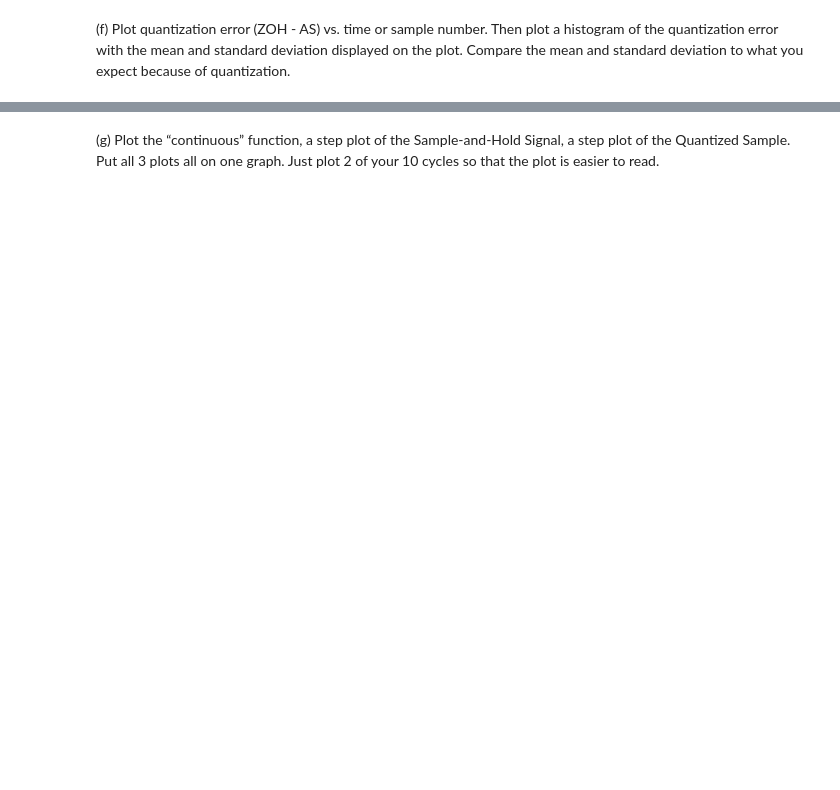
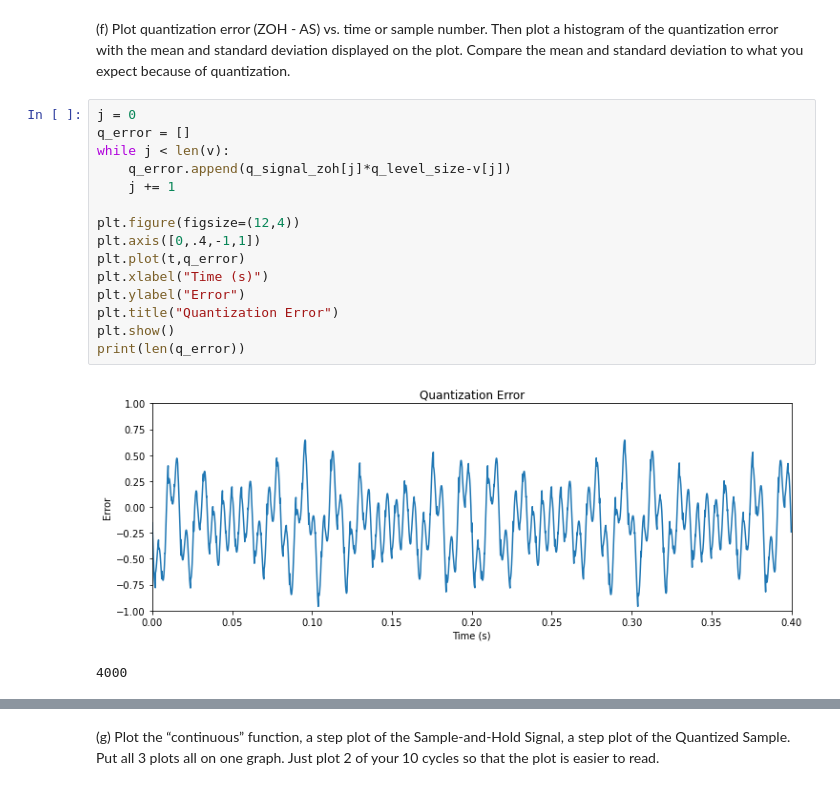
Before and after one commit to dcollie/P3700-SignalProcessing, a Jupyter notebook: P3700_Lab1_Collie.ipynb, the cells around one changed output, grey strips where cells are left out. Saved outputs shown, nothing was run; the diff lists cells and outputs as text; blank space fills up the shorter version.

```diff
--- a/P3700_Lab1_Collie.ipynb
+++ b/P3700_Lab1_Collie.ipynb
@@ -29,2 +79,20 @@ def v_t(t):
 # %% [markdown]
 (f) Plot quantization error (ZOH - AS) vs. time or sample number. Then plot a histogram of the quantization error with the mean and standard deviation displayed on the plot. Compare the mean and standard deviation to what you expect because of quantization.
+# %%
+j = 0
+q_error = []
+while j < len(v):
+    q_error.append(q_signal_zoh[j]*q_level_size-v[j])
+    j += 1
+
+plt.figure(figsize=(12,4))
+plt.axis([0,.4,-1,1])
+plt.plot(t,q_error)
+plt.xlabel("Time (s)")
+plt.ylabel("Error")
+plt.title("Quantization Error")
+plt.show()
+print(len(q_error))
+# %% [output]
+[figure, added]
+4000
```
Also changed, not shown: parts of 19 cells of this notebook, 6 other files.
